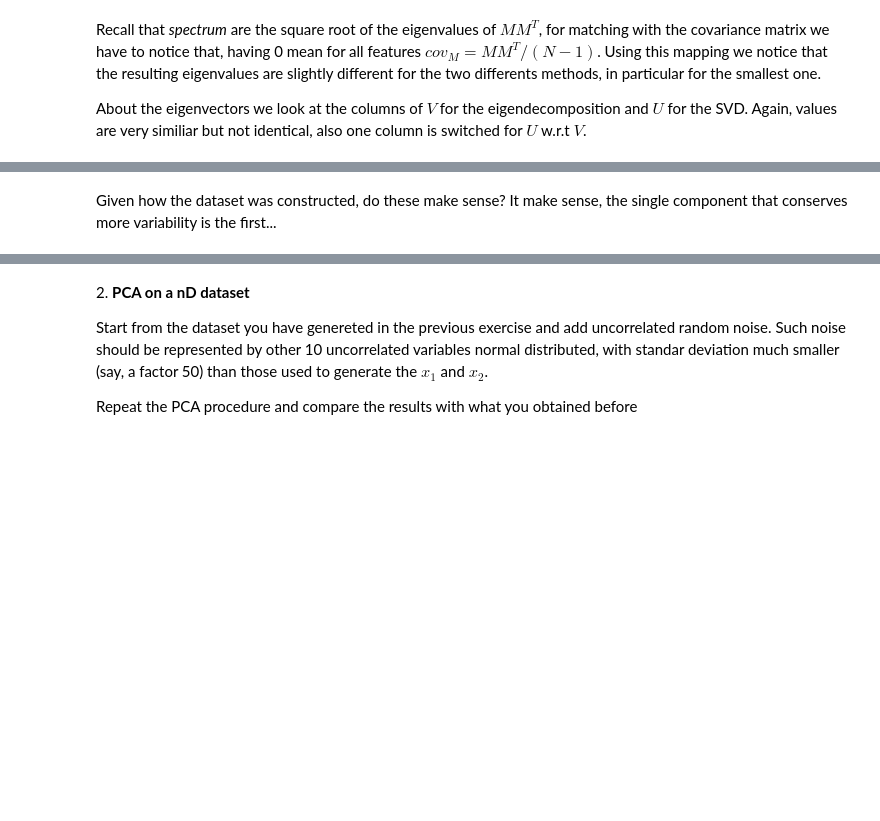
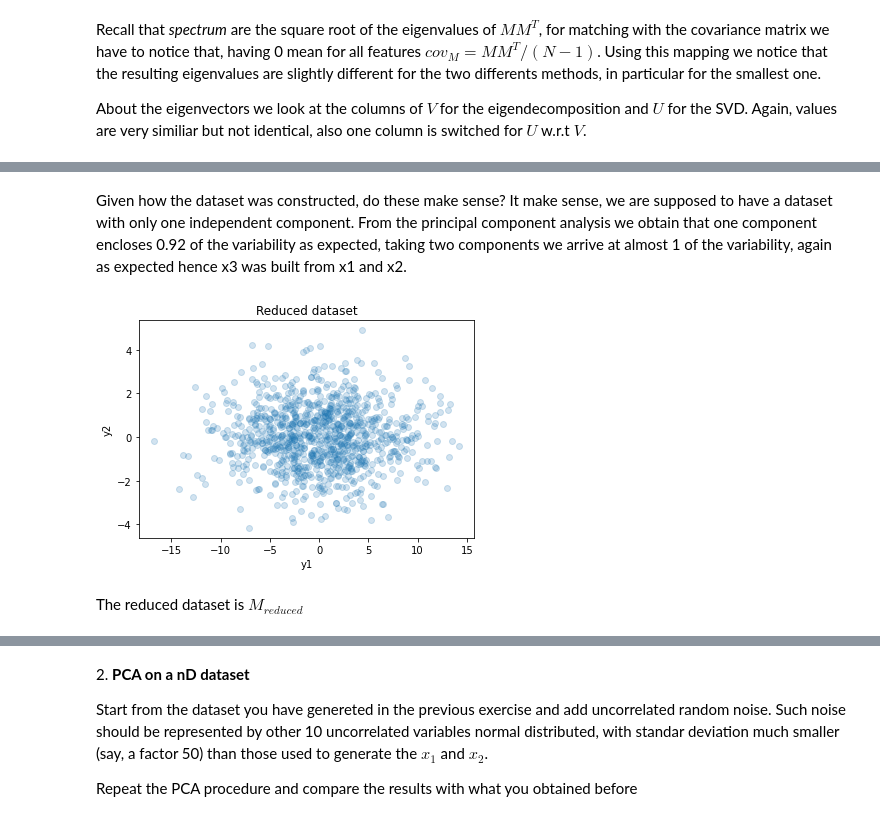
Before and after one commit to PhysicsOfData/LaboratoryOfComputationalPhysics_Y4, a Jupyter notebook: 07ex_LinearAlgebra.ipynb, the cells around one changed output, grey strips where cells are left out. Drawn from its saved outputs; the diff is of its cells as text; code cells hidden in the pictures; blank space fills up the shorter version.

```diff
--- a/07ex_LinearAlgebra.ipynb
+++ b/07ex_LinearAlgebra.ipynb
@@ -84,4 +88,19 @@ PCA w k=2 (1,2): 0.0637718655284813 of the total variability conserved
-# %% [markdown]
-Given how the dataset was constructed, do these make sense?
-It make sense, the single component that conserves more variability is the first...
+# %% [markdown]
+Given how the dataset was constructed, do these make sense?
+It make sense, we are supposed to have a dataset with only one independent component. From the principal component analysis we obtain that  one component encloses 0.92 of the variability as expected, taking two components we arrive at almost 1 of the variability, again as expected hence x3 was built from x1 and x2.
+# %%
+# Redefine the data in the basis yielded by the PCA procedure
+M_ = np.dot(V.T, M)
+
+# Reduce the dimensionality of the system so that at least 99%of the total variability is retained.
+M_reduced = M_[:-1,:]
+plt.scatter(M_reduced[0], M_reduced[1], alpha=0.2)
+plt.xlabel("y1")
+plt.ylabel("y2")
+plt.title("Reduced dataset")
+plt.show()
+# %% [output]
+[figure, added]
+# %% [markdown]
+The reduced dataset is $M_{reduced}$
 # %%
```
Also changed, not shown: parts of 3 cells of this notebook, 1 other file.
